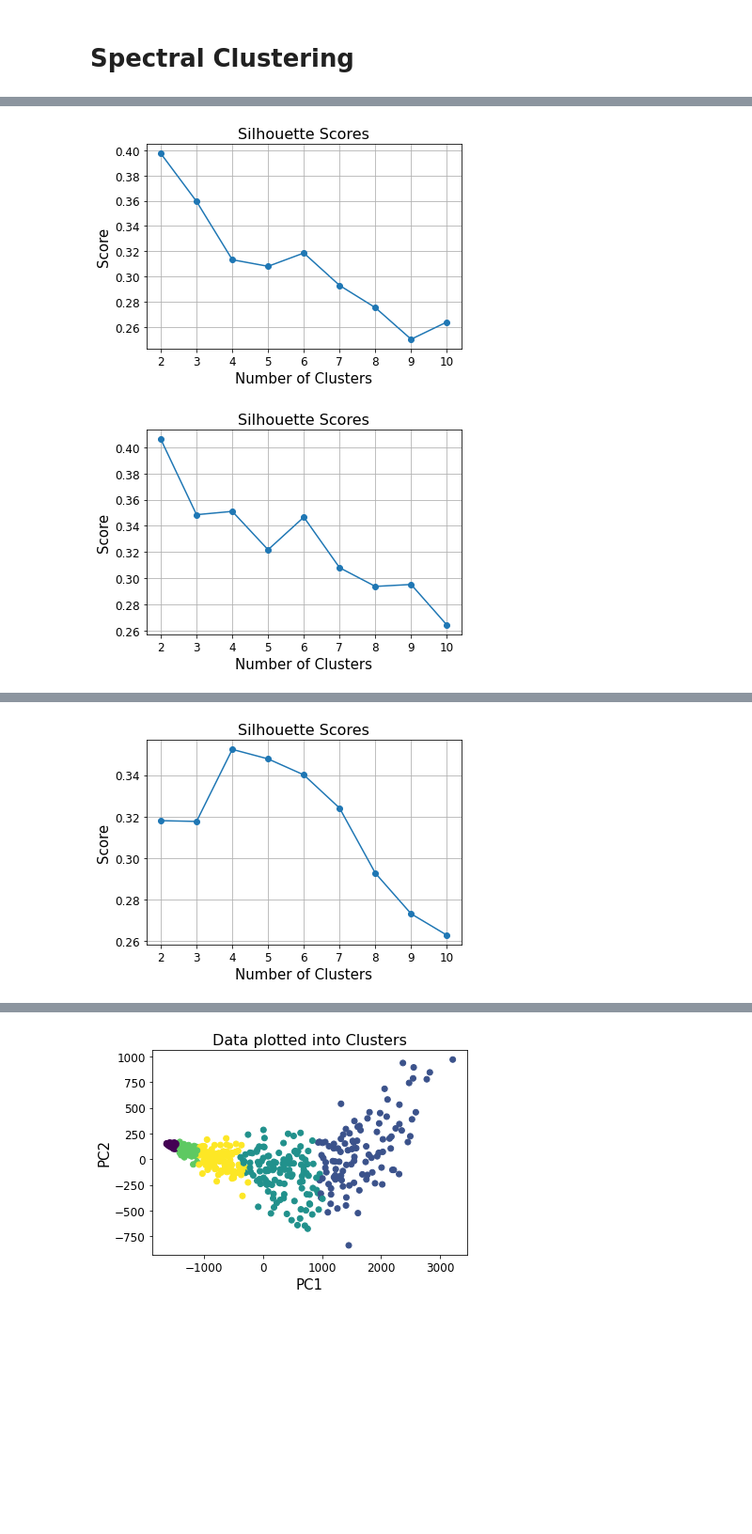
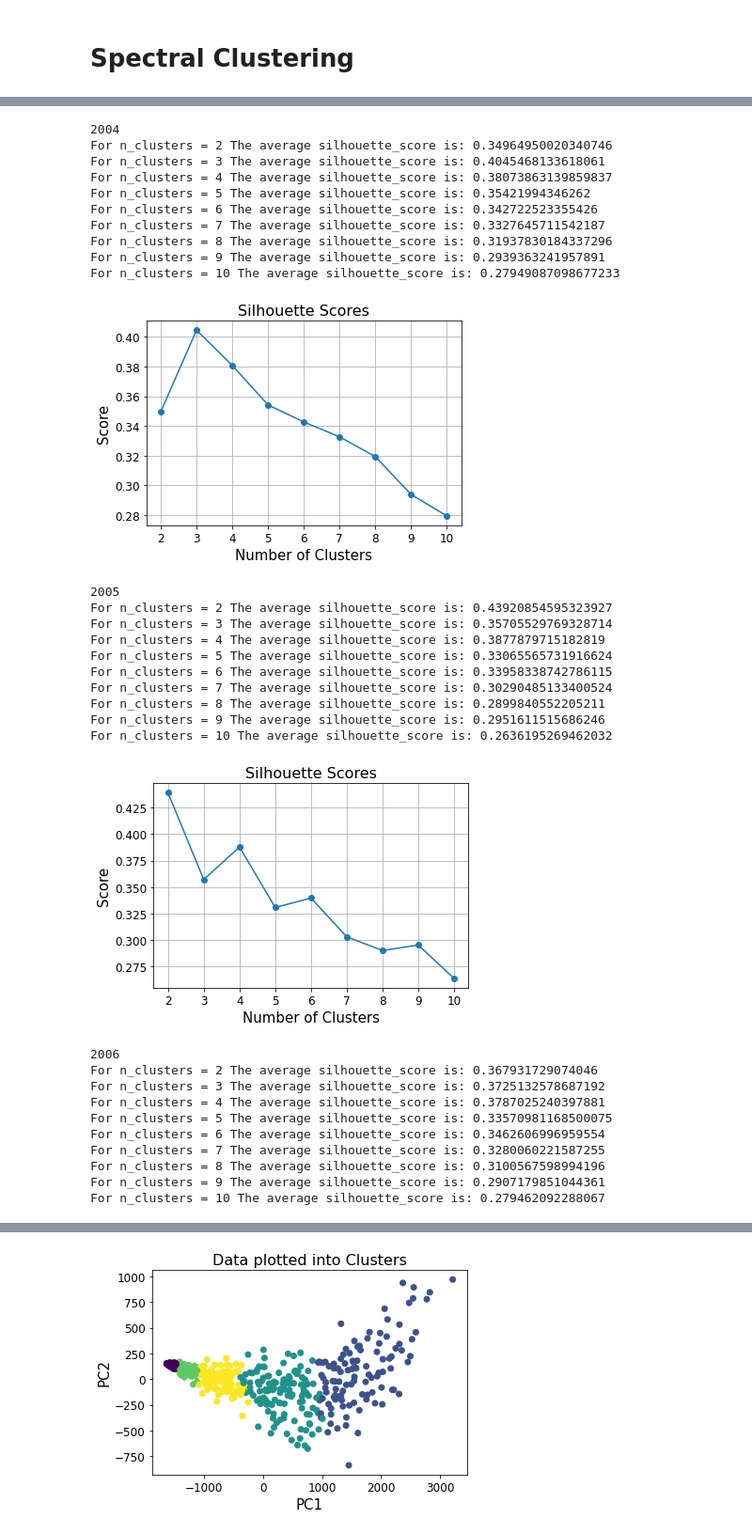
Before and after one commit to a21shah/NBA_Clustering, a Jupyter notebook: nba_ml.ipynb, the cells around one changed output, grey strips where cells are left out. Shown at 94% size. Saved outputs shown, nothing was run; the diff lists cells and outputs as text; code cells hidden in the pictures; blank space fills up the shorter version.

Commit message:
Silhouette Plots and Scores

```diff
--- a/nba_ml.ipynb
+++ b/nba_ml.ipynb
@@ -19,7 +19,7 @@ print(df.shape)
 def filter_years(df):
     # Filter data so only seasons from 2010 onwards are included
     df = df[df['Year'].notna()]
-    df = df[df['Year'] >= 2010]
+    df = df[df['Year'] >= 2003]
     df['Year'] = df['Year'].astype(int)
     return df
 
@@ -259,7 +247,8 @@ def get_player_label(model, season_df, season_numeric, player_name):
     player_label = model.predict(player_list)
     return player_label
 # %%
-for i in range(2010, 2017):
+for i in range(2002, 2018):
+    print(i)
     season_2010 = season_data(df, i)
     season_2010_numeric = season_numeric_data(season_2010)
     plot_Silh_Score(season_2010_numeric, 2, 11)
@@ -269,2 +278,32 @@ for i in range(2010, 2017):
+2004
+For n_clusters = 2 The average silhouette_score is: 0.34964950020340746
+For n_clusters = 3 The average silhouette_score is: 0.4045468133618061
+For n_clusters = 4 The average silhouette_score is: 0.38073863139859837
+For n_clusters = 5 The average silhouette_score is: 0.35421994346262
+For n_clusters = 6 The average silhouette_score is: 0.342722523355426
+For n_clusters = 7 The average silhouette_score is: 0.3327645711542187
+For n_clusters = 8 The average silhouette_score is: 0.31937830184337296
+For n_clusters = 9 The average silhouette_score is: 0.2939363241957891
+For n_clusters = 10 The average silhouette_score is: 0.27949087098677233
-[figure, old version]
+[figure, new version]
+2005
+For n_clusters = 2 The average silhouette_score is: 0.43920854595323927
+For n_clusters = 3 The average silhouette_score is: 0.35705529769328714
+For n_clusters = 4 The average silhouette_score is: 0.3877879715182819
+For n_clusters = 5 The average silhouette_score is: 0.33065565731916624
+For n_clusters = 6 The average silhouette_score is: 0.33958338742786115
+For n_clusters = 7 The average silhouette_score is: 0.30290485133400524
+For n_clusters = 8 The average silhouette_score is: 0.2899840552205211
+For n_clusters = 9 The average silhouette_score is: 0.2951611515686246
+For n_clusters = 10 The average silhouette_score is: 0.2636195269462032
-[figure, old version]
+[figure, new version]
+2006
+For n_clusters = 2 The average silhouette_score is: 0.367931729074046
+For n_clusters = 3 The average silhouette_score is: 0.3725132578687192
+For n_clusters = 4 The average silhouette_score is: 0.3787025240397881
+For n_clusters = 5 The average silhouette_score is: 0.33570981168500075
+For n_clusters = 6 The average silhouette_score is: 0.3462606996959554
+For n_clusters = 7 The average silhouette_score is: 0.3280060221587255
+For n_clusters = 8 The average silhouette_score is: 0.3100567598994196
+For n_clusters = 9 The average silhouette_score is: 0.2907179851044361
+For n_clusters = 10 The average silhouette_score is: 0.279462092288067
@@ -273 +321,0 @@ for i in range(2010, 2017):
-[figure, removed]
```
Also changed, not shown: parts of 6 cells of this notebook.
